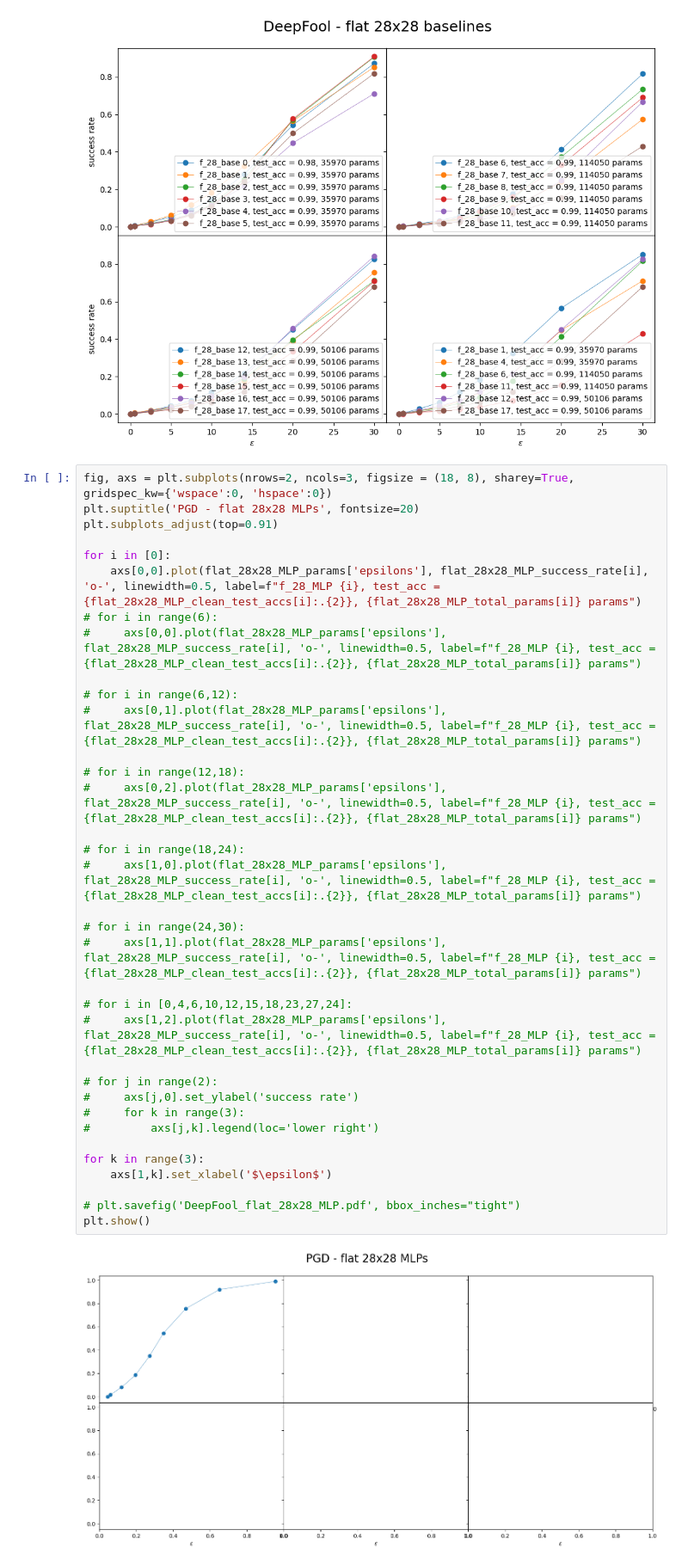
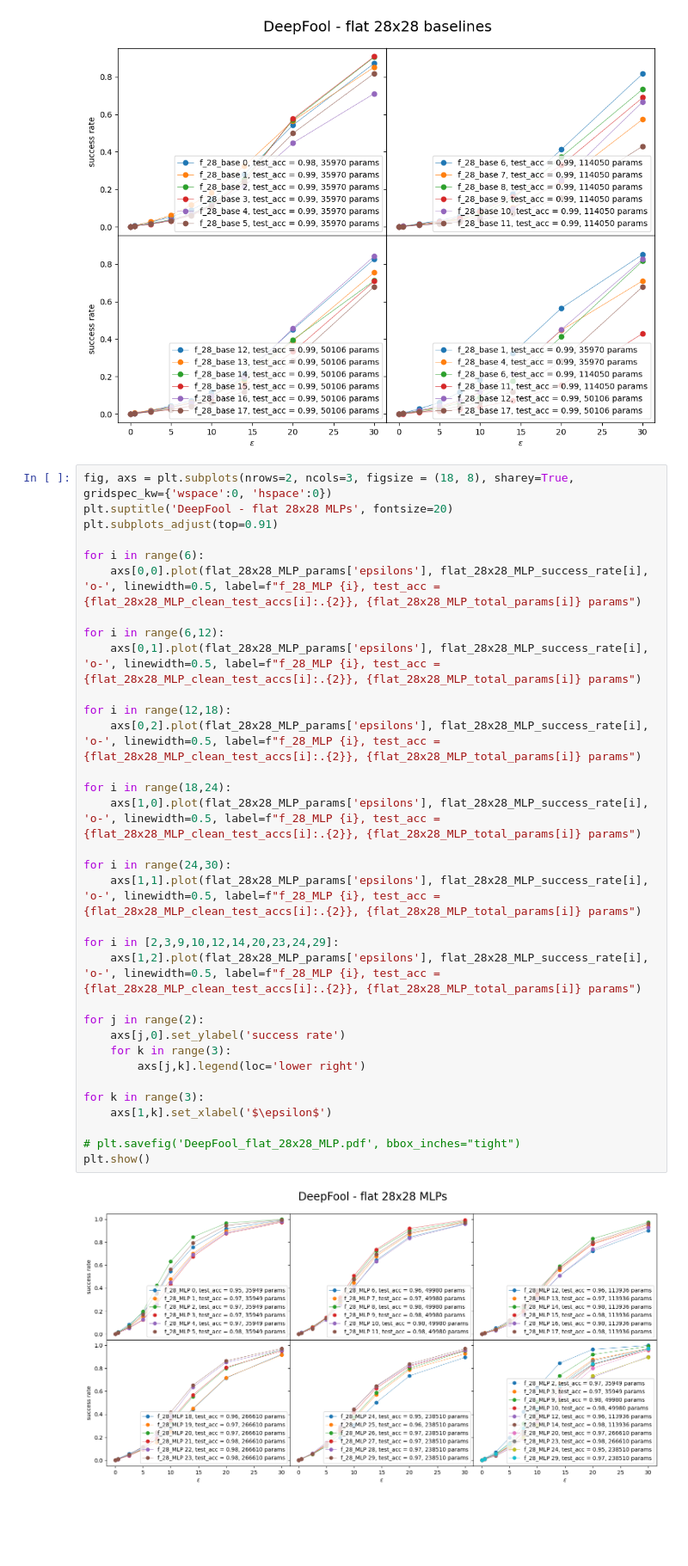
Before and after one commit to Schuh93/sem_seg_s2cnn, a Jupyter notebook: examples/mnist_adv/DeepFool - results.ipynb, the cells around one changed output. Shown at 86% size. Saved outputs shown, nothing was run; the diff lists cells and outputs as text; blank space fills up the shorter version.

```diff
--- a/examples/mnist_adv/DeepFool - results.ipynb
+++ b/examples/mnist_adv/DeepFool - results.ipynb
@@ -69,38 +83,36 @@ plt.show()
 [figure]
 # %%
 fig, axs = plt.subplots(nrows=2, ncols=3, figsize = (18, 8), sharey=True, gridspec_kw={'wspace':0, 'hspace':0})
-plt.suptitle('PGD - flat 28x28 MLPs', fontsize=20)
+plt.suptitle('DeepFool - flat 28x28 MLPs', fontsize=20)
 plt.subplots_adjust(top=0.91)
 
-for i in [0]:
+for i in range(6):
     axs[0,0].plot(flat_28x28_MLP_params['epsilons'], flat_28x28_MLP_success_rate[i], 'o-', linewidth=0.5, label=f"f_28_MLP {i}, test_acc = {flat_28x28_MLP_clean_test_accs[i]:.{2}}, {flat_28x28_MLP_total_params[i]} params")
-# for i in range(6):
-#     axs[0,0].plot(flat_28x28_MLP_params['epsilons'], flat_28x28_MLP_success_rate[i], 'o-', linewidth=0.5, label=f"f_28_MLP {i}, test_acc = {flat_28x28_MLP_clean_test_accs[i]:.{2}}, {flat_28x28_MLP_total_params[i]} params")
 
-# for i in range(6,12):
-#     axs[0,1].plot(flat_28x28_MLP_params['epsilons'], flat_28x28_MLP_success_rate[i], 'o-', linewidth=0.5, label=f"f_28_MLP {i}, test_acc = {flat_28x28_MLP_clean_test_accs[i]:.{2}}, {flat_28x28_MLP_total_params[i]} params")
+for i in range(6,12):
+    axs[0,1].plot(flat_28x28_MLP_params['epsilons'], flat_28x28_MLP_success_rate[i], 'o-', linewidth=0.5, label=f"f_28_MLP {i}, test_acc = {flat_28x28_MLP_clean_test_accs[i]:.{2}}, {flat_28x28_MLP_total_params[i]} params")
 
-# for i in range(12,18):
-#     axs[0,2].plot(flat_28x28_MLP_params['epsilons'], flat_28x28_MLP_success_rate[i], 'o-', linewidth=0.5, label=f"f_28_MLP {i}, test_acc = {flat_28x28_MLP_clean_test_accs[i]:.{2}}, {flat_28x28_MLP_total_params[i]} params")
+for i in range(12,18):
+    axs[0,2].plot(flat_28x28_MLP_params['epsilons'], flat_28x28_MLP_success_rate[i], 'o-', linewidth=0.5, label=f"f_28_MLP {i}, test_acc = {flat_28x28_MLP_clean_test_accs[i]:.{2}}, {flat_28x28_MLP_total_params[i]} params")
 
-# for i in range(18,24):
-#     axs[1,0].plot(flat_28x28_MLP_params['epsilons'], flat_28x28_MLP_success_rate[i], 'o-', linewidth=0.5, label=f"f_28_MLP {i}, test_acc = {flat_28x28_MLP_clean_test_accs[i]:.{2}}, {flat_28x28_MLP_total_params[i]} params")
+for i in range(18,24):
+    axs[1,0].plot(flat_28x28_MLP_params['epsilons'], flat_28x28_MLP_success_rate[i], 'o-', linewidth=0.5, label=f"f_28_MLP {i}, test_acc = {flat_28x28_MLP_clean_test_accs[i]:.{2}}, {flat_28x28_MLP_total_params[i]} params")
 
-# for i in range(24,30):
-#     axs[1,1].plot(flat_28x28_MLP_params['epsilons'], flat_28x28_MLP_success_rate[i], 'o-', linewidth=0.5, label=f"f_28_MLP {i}, test_acc = {flat_28x28_MLP_clean_test_accs[i]:.{2}}, {flat_28x28_MLP_total_params[i]} params")
+for i in range(24,30):
+    axs[1,1].plot(flat_28x28_MLP_params['epsilons'], flat_28x28_MLP_success_rate[i], 'o-', linewidth=0.5, label=f"f_28_MLP {i}, test_acc = {flat_28x28_MLP_clean_test_accs[i]:.{2}}, {flat_28x28_MLP_total_params[i]} params")
 
-# for i in [0,4,6,10,12,15,18,23,27,24]:
-#     axs[1,2].plot(flat_28x28_MLP_params['epsilons'], flat_28x28_MLP_success_rate[i], 'o-', linewidth=0.5, label=f"f_28_MLP {i}, test_acc = {flat_28x28_MLP_clean_test_accs[i]:.{2}}, {flat_28x28_MLP_total_params[i]} params")
+for i in [2,3,9,10,12,14,20,23,24,29]:
+    axs[1,2].plot(flat_28x28_MLP_params['epsilons'], flat_28x28_MLP_success_rate[i], 'o-', linewidth=0.5, label=f"f_28_MLP {i}, test_acc = {flat_28x28_MLP_clean_test_accs[i]:.{2}}, {flat_28x28_MLP_total_params[i]} params")
 
-# for j in range(2):
-#     axs[j,0].set_ylabel('success rate')
-#     for k in range(3):
-#         axs[j,k].legend(loc='lower right')
+for j in range(2):
+    axs[j,0].set_ylabel('success rate')
+    for k in range(3):
+        axs[j,k].legend(loc='lower right')
 
 for k in range(3):
     axs[1,k].set_xlabel('$\epsilon$')
 
 # plt.savefig('DeepFool_flat_28x28_MLP.pdf', bbox_inches="tight")
 plt.show()
 # %% [output]
-[figure, old version]
+[figure, new version]
```
Also changed, not shown: parts of 3 cells of this notebook, 5 other files.
